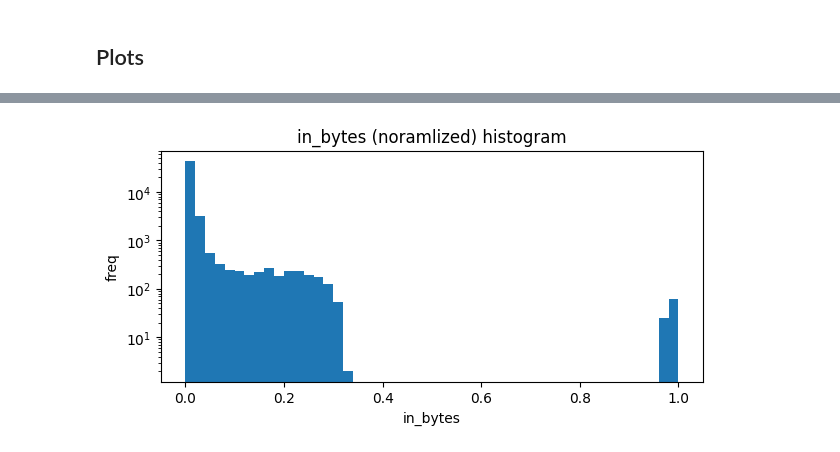
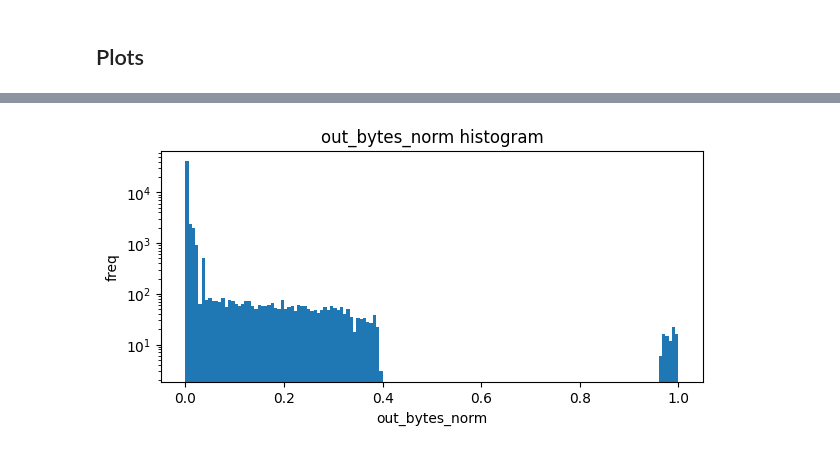
Before and after one commit to ModifiedBear/DSC-Datathon, a Jupyter notebook: network_histogram.ipynb, the cells around one changed output, grey strips where cells are left out. Cells and saved outputs as stored; diff of their text form; code cells hidden in the pictures.

```diff
--- a/network_histogram.ipynb
+++ b/network_histogram.ipynb
@@ -52,10 +45,4 @@ plt.show()
-# %%
-fig, ax = plt.subplots(figsize=(7,3))
-plt.title("in_bytes (noramlized) histogram")
-ax.hist(x=in_bytes_norm, bins=50)
-ax.set_yscale("log")
-ax.set_xlabel("in_bytes")
-ax.set_ylabel("freq")
-plt.show()
-# %% [output]
-[figure, removed]
+# %%
+fig = plot_histogram(network_df.out_bytes_norm, bns=150,logscale=True)
+# %% [output]
+[figure, added]
```
Also changed, not shown: parts of 5 cells of this notebook, 3 other files.
